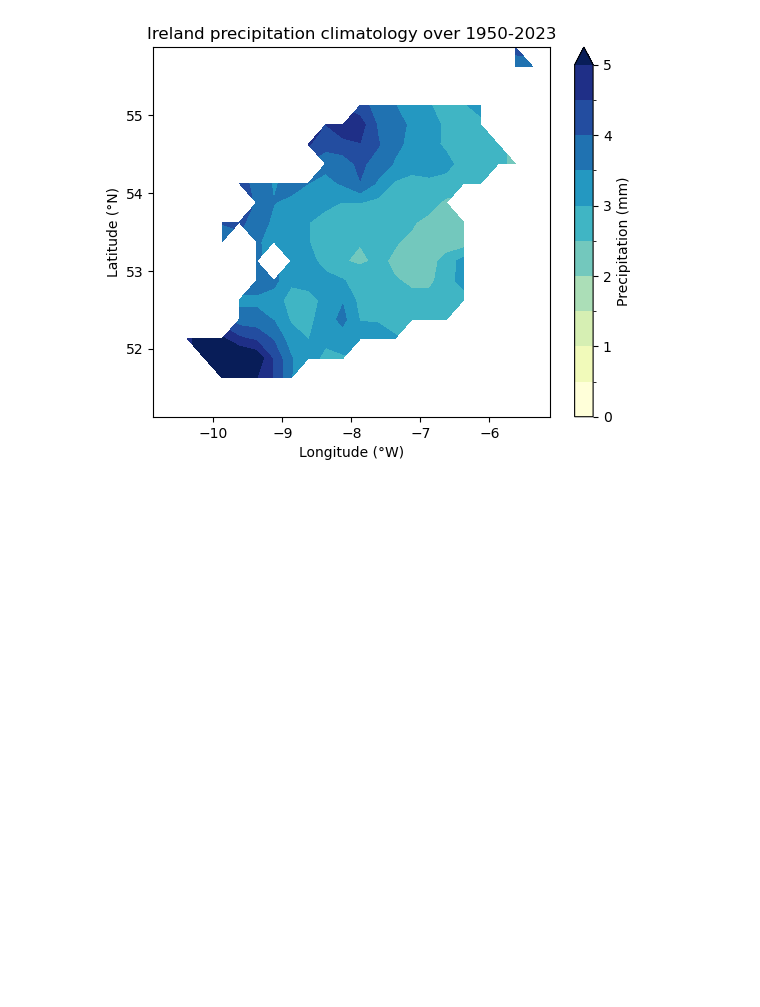
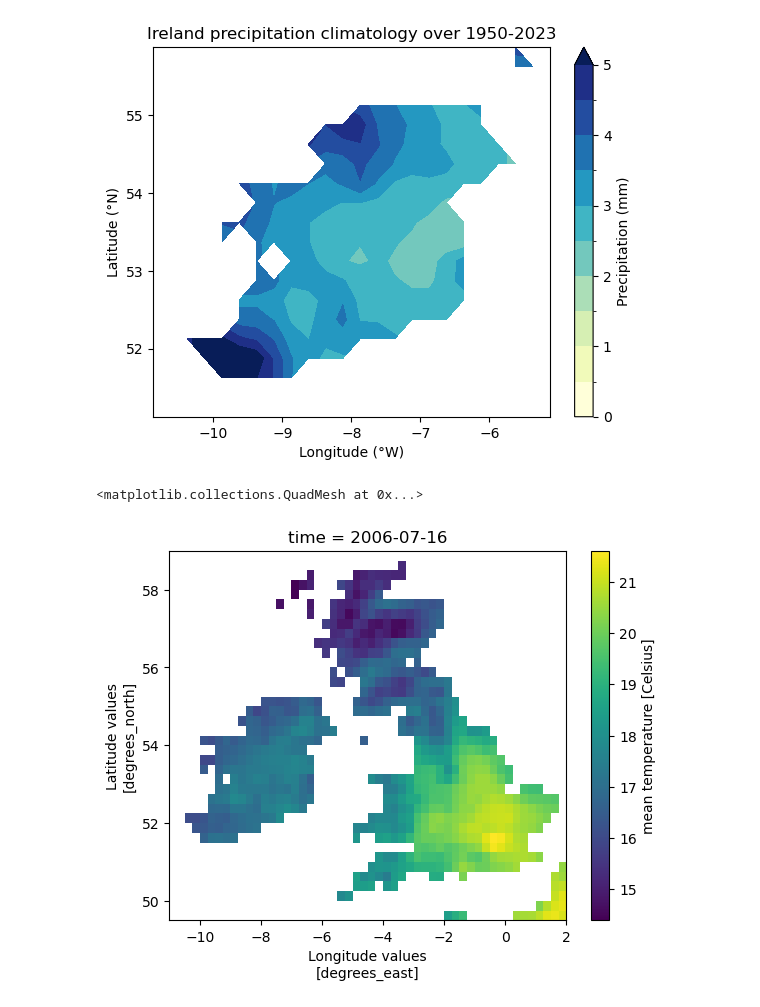
Before and after one commit to bobbyantonio/iecdt_environmental_data_analysis, a Jupyter notebook: course_notebooks/netcdf/xarray.ipynb, the cells around one changed output. Drawn from its saved outputs; the diff is of its cells as text; code cells hidden in the pictures; blank space fills up the shorter version.

```diff
--- a/course_notebooks/netcdf/xarray.ipynb
+++ b/course_notebooks/netcdf/xarray.ipynb
@@ -981,3 +983,8 @@ plt.ylabel("Latitude (°N)")
 # %% [output]
 Text(0, 0.5, 'Latitude (°N)')
 [figure]
+# %%
+ds.tg.sel(time = "2006-07").plot()
+# %% [output]
+<matplotlib.collections.QuadMesh at 0x...>
+[figure, added]
```
Also changed, not shown: parts of 1 cell of this notebook, 2 other files.
